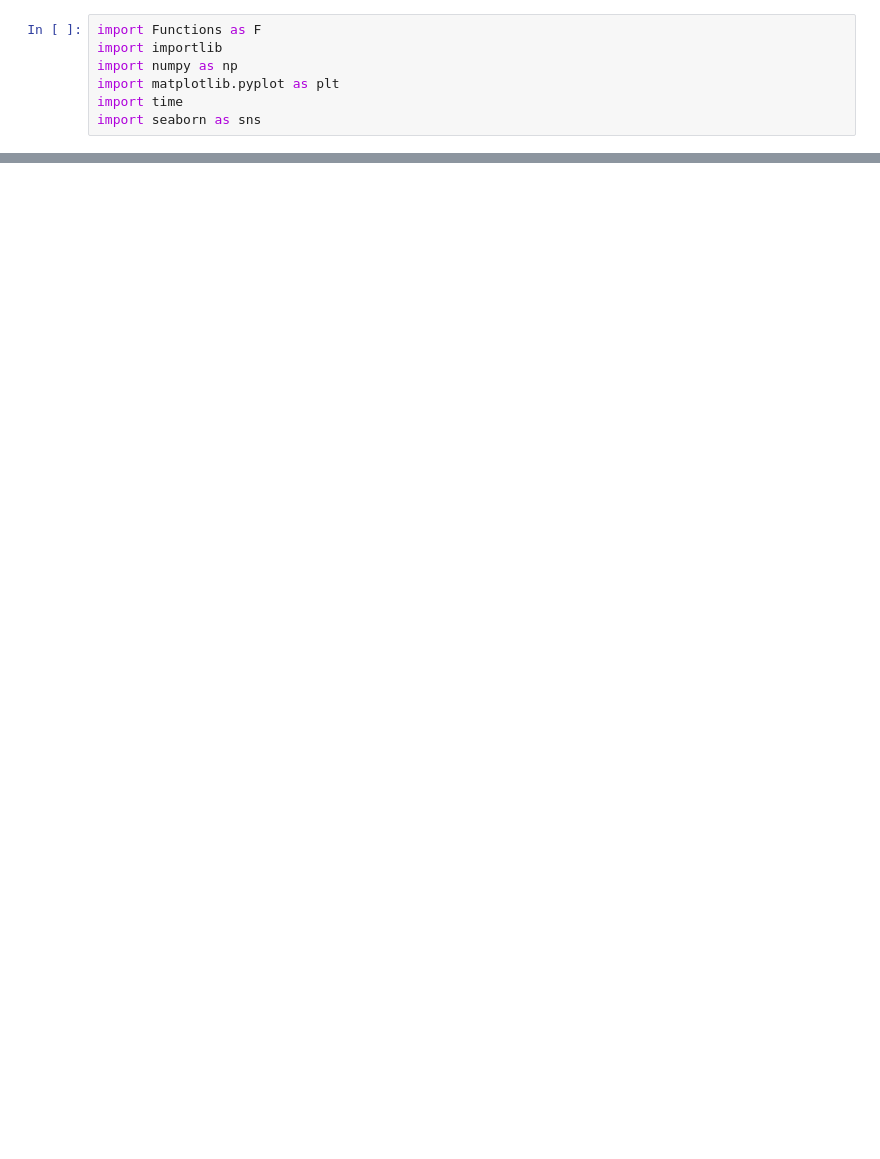
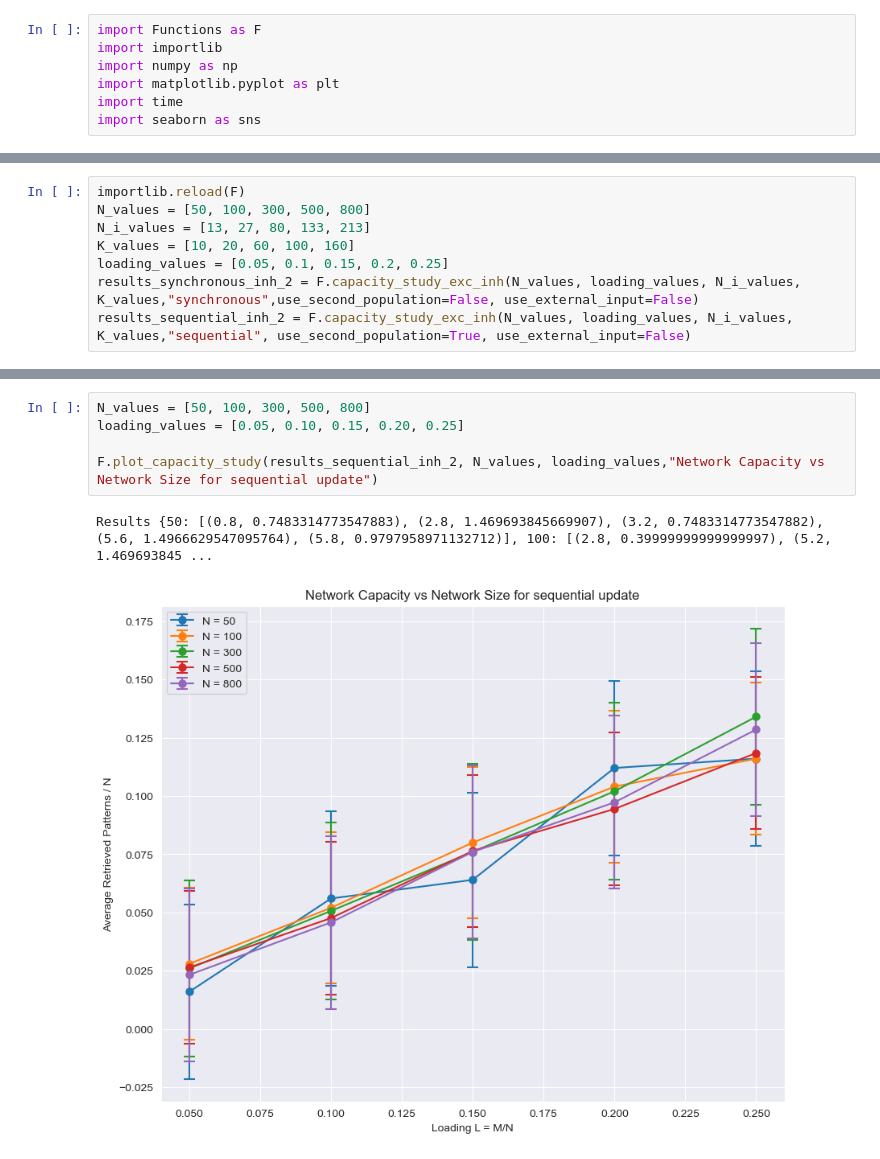
Before and after one commit to AdrienFeillard/CNNN-project, a Jupyter notebook: Exo3.ipynb, the cells around one changed output, grey strips where cells are left out. Cells and saved outputs as stored; diff of their text form; blank space fills up the shorter version.

```diff
--- a/Exo3.ipynb
+++ b/Exo3.ipynb
@@ -49,0 +47,8 @@ ValueError: p < 0, p > 1 or p contains NaNs
+# %%
+importlib.reload(F)
+N_values = [50, 100, 300, 500, 800]
+N_i_values = [13, 27, 80, 133, 213]
+K_values = [10, 20, 60, 100, 160]
+loading_values = [0.05, 0.1, 0.15, 0.2, 0.25]
+results_synchronous_inh_2 = F.capacity_study_exc_inh(N_values, loading_values, N_i_values, K_values,"synchronous",use_second_population=False, use_external_input=False)
+results_sequential_inh_2 = F.capacity_study_exc_inh(N_values, loading_values, N_i_values, K_values,"sequential", use_second_population=True, use_external_input=False)
@@ -49,0 +73,8 @@ ValueError: p < 0, p > 1 or p contains NaNs
+# %%
+N_values = [50, 100, 300, 500, 800]
+loading_values = [0.05, 0.10, 0.15, 0.20, 0.25]
+
+F.plot_capacity_study(results_sequential_inh_2, N_values, loading_values,"Network Capacity vs Network Size for sequential update")
+# %% [output]
+Results {50: [(0.8, 0.7483314773547883), (2.8, 1.469693845669907), (3.2, 0.7483314773547882), (5.6, 1.4966629547095764), (5.8, 0.9797958971132712)], 100: [(2.8, 0.39999999999999997), (5.2, 1.469693845 ...
+[figure, added]
```
Also changed, not shown: parts of 7 cells of this notebook.
